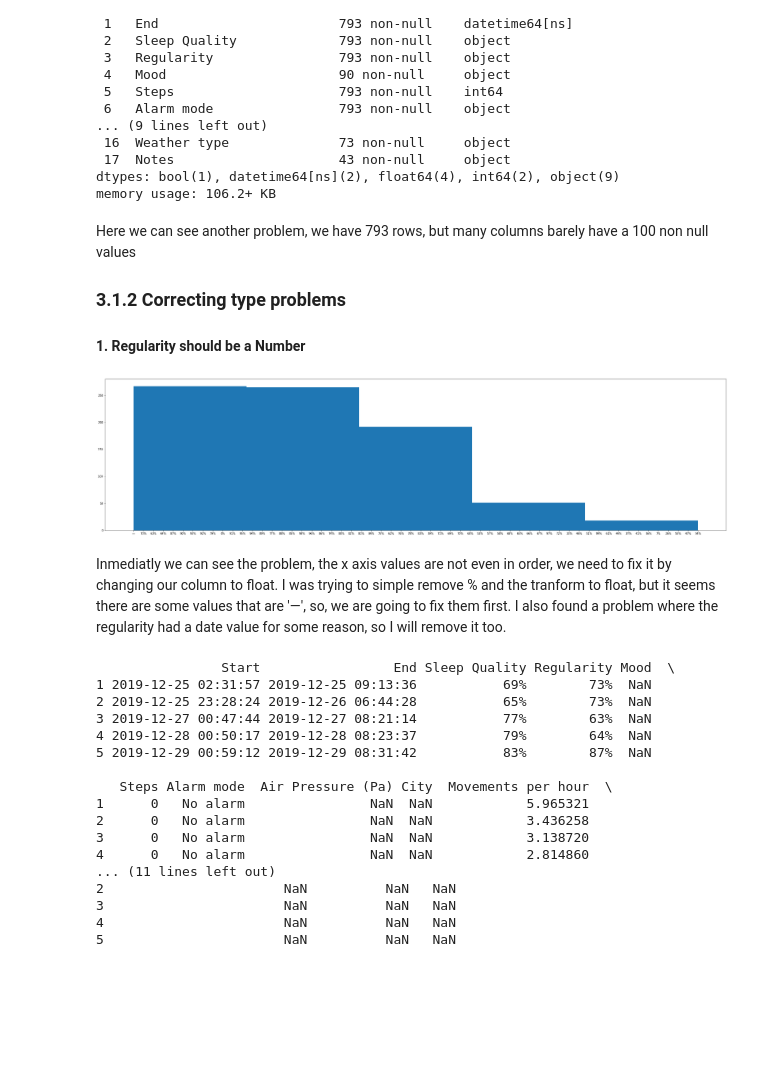
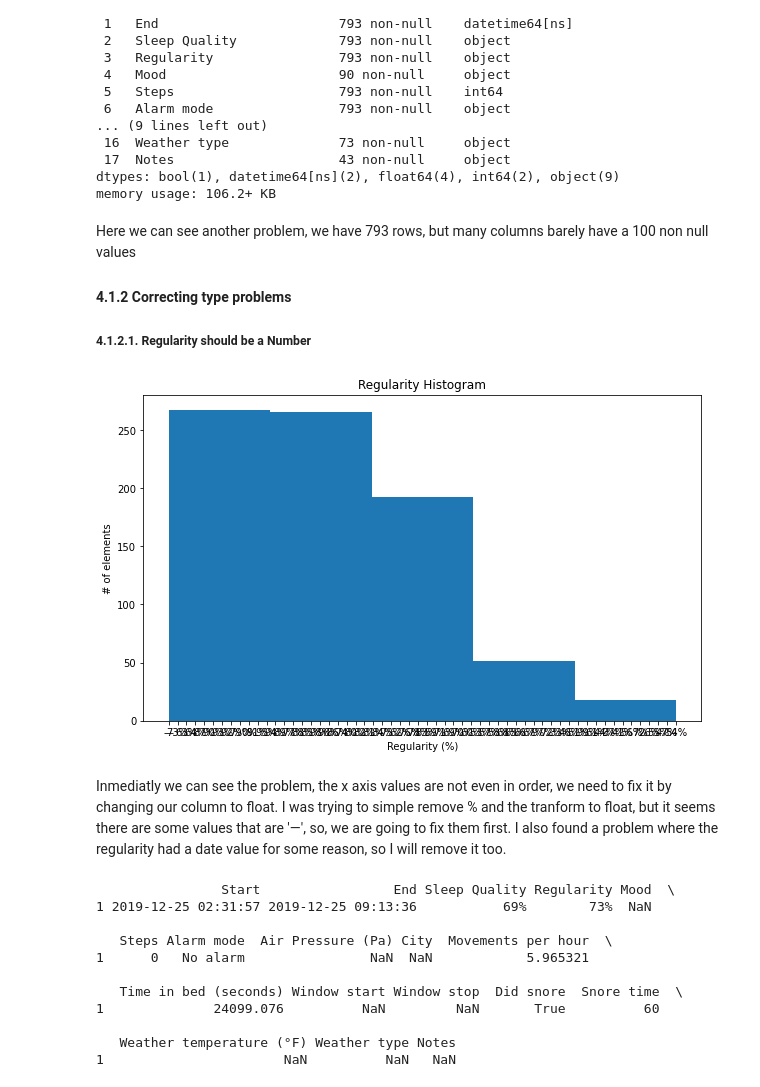
Before and after one commit to JRamirex/SleepCycleAnalyzer, a Jupyter notebook: SleepAnalyzer.ipynb, the cells around one changed output. Drawn from its saved outputs; the diff is of its cells as text; code cells hidden in the pictures; blank space fills up the shorter version.

Commit message:
Added function and ranges sections.

```diff
--- a/SleepAnalyzer.ipynb
+++ b/SleepAnalyzer.ipynb
@@ -34 +33,10 @@ sleepData.head(5)
+# %%
+# Function that plots a small histogram
+def plotHist(column, binNum, lab, histTitle):
+    plt.figure(figsize=(10, 6))
+    plt.hist(x=column, bins=binNum)
+    plt.xlabel(lab)
+    plt.ylabel('# of elements')
+    plt.title(histTitle)
+    plt.show()
 # %% [markdown]
@@ -98,15 +106,13 @@ memory usage: 106.2+ KB
 # %% [markdown]
 Here we can see another problem, we have 793 rows, but many columns barely have a 100 non null values
 
-### 3.1.2 Correcting type problems
-#### 1. Regularity should be a Number
+#### 4.1.2 Correcting type problems
+##### 4.1.2.1. Regularity should be a Number
 # %%
 # See the regularity values
-plt.figure(figsize=(40, 10))
-plt.hist(sleepData['Regularity'], bins = 5)
-plt.show()
+plotHist(column=sleepData['Regularity'], binNum=5, lab='Regularity (%)', histTitle='Regularity Histogram')
 # %% [output]
-[figure, old version]
+[figure, new version]
 # %% [markdown]
 Inmediatly we can see the problem, the x axis values are not even in order, we need to fix it by changing our column to float.
 I was trying to simple remove % and the tranform to float, but it seems there are some values that are '—', so, we are going to fix them first. I also found a problem where the regularity had a date value for some reason, so I will remove it too.
@@ -114,25 +120,19 @@ I was trying to simple remove % and the tranform to float, but it seems there ar
 # Remove the columns that are equal to '—' or 'NaT'
 sleepData = sleepData[sleepData['Regularity'] != '—']
 sleepData= sleepData[sleepData['Regularity'] != 'NaT']
-print(sleepData.head(5))
+print(sleepData.head(1))
 # %% [output]
                 Start                 End Sleep Quality Regularity Mood  \
 1 2019-12-25 02:31:57 2019-12-25 09:13:36           69%        73%  NaN
-2 2019-12-25 23:28:24 2019-12-26 06:44:28           65%        73%  NaN
-3 2019-12-27 00:47:44 2019-12-27 08:21:14           77%        63%  NaN
-4 2019-12-28 00:50:17 2019-12-28 08:23:37           79%        64%  NaN
-5 2019-12-29 00:59:12 2019-12-29 08:31:42           83%        87%  NaN
 
    Steps Alarm mode  Air Pressure (Pa) City  Movements per hour  \
 1      0   No alarm                NaN  NaN            5.965321
-2      0   No alarm                NaN  NaN            3.436258
-3      0   No alarm                NaN  NaN            3.138720
-4      0   No alarm                NaN  NaN            2.814860
-... (11 lines left out)
-2                       NaN          NaN   NaN
-3                       NaN          NaN   NaN
-4                       NaN          NaN   NaN
-5                       NaN          NaN   NaN
+
+   Time in bed (seconds) Window start Window stop  Did snore  Snore time  \
+1              24099.076          NaN         NaN       True          60
+
+   Weather temperature (°F) Weather type Notes
+1                       NaN          NaN   NaN
 # %%
 # Remove de % symbol frome every number
 sleepData['Regularity'] = sleepData['Regularity'].astype('str')
```
Also changed, not shown: parts of 27 cells of this notebook.
